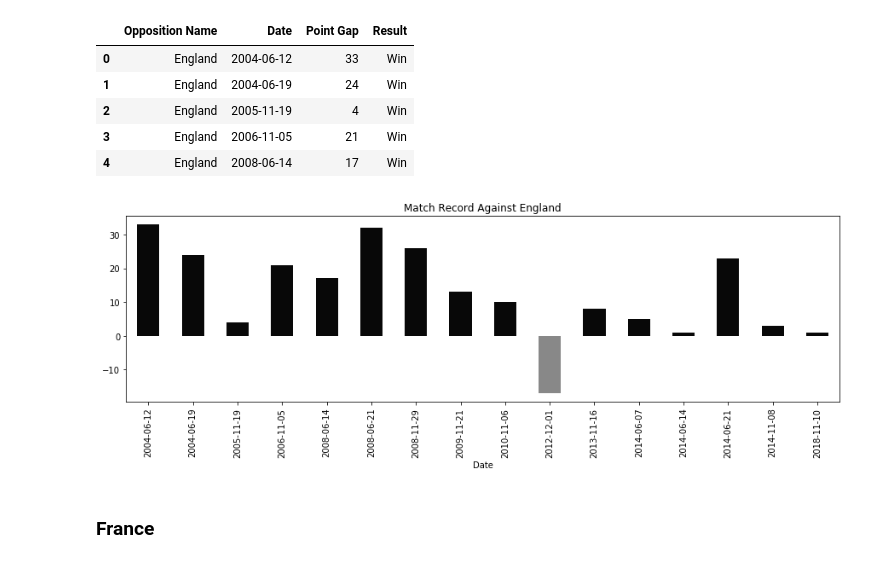
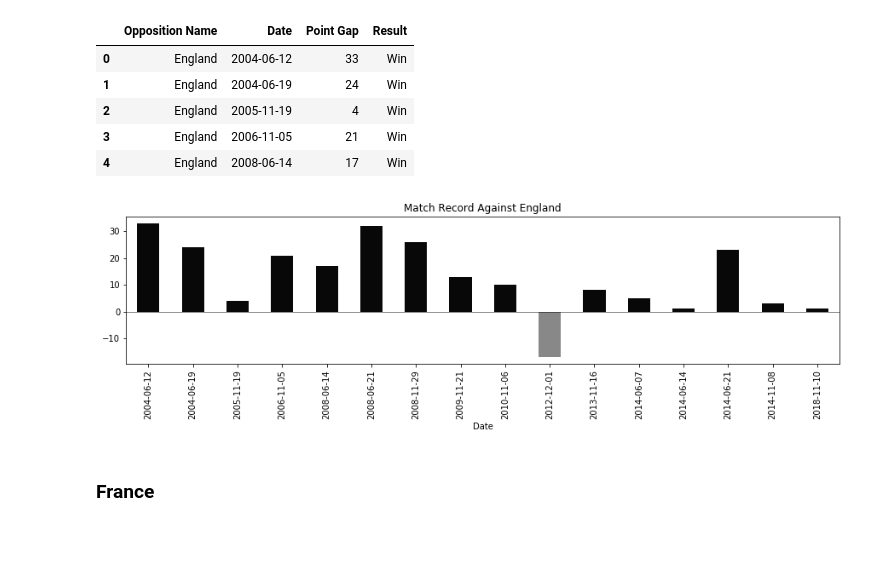
Before and after one commit to lorijta92/web-design-all-blacks, a Jupyter notebook: Resources/ab-match-analysis.ipynb, the cells around one changed output. Saved outputs shown, nothing was run; the diff lists cells and outputs as text; code cells hidden in the pictures; blank space fills up the shorter version.

```diff
--- a/Resources/ab-match-analysis.ipynb
+++ b/Resources/ab-match-analysis.ipynb
@@ -279,9 +284,12 @@ df_eng.head()
 # %%
 df_eng.plot.bar(x='Date', color=[np.where(df_eng["Point Gap"]>0, "#080808", "#888888")], figsize=(15,4),
            title="Match Record Against England", legend=False)
+plt.axhline(color='k', lw=0.5)
+plt.subplots_adjust(bottom=.3, top=.9)
+plt.savefig("../Images/pt-gap-eng.png")
 plt.show()
 # %% [output]
-[figure, old version]
+[figure, new version]
 # %% [markdown]
 ### France
 # %%
```
Also changed, not shown: parts of 7 cells of this notebook, 8 other files.
